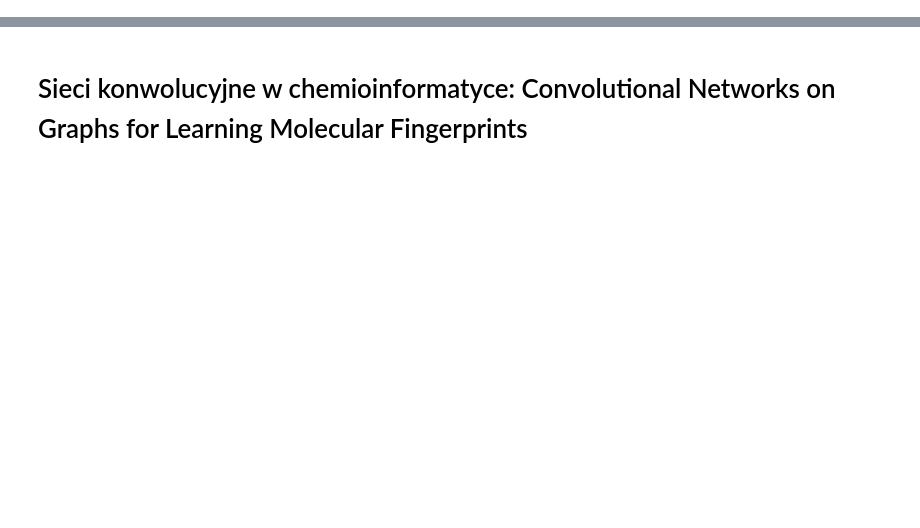
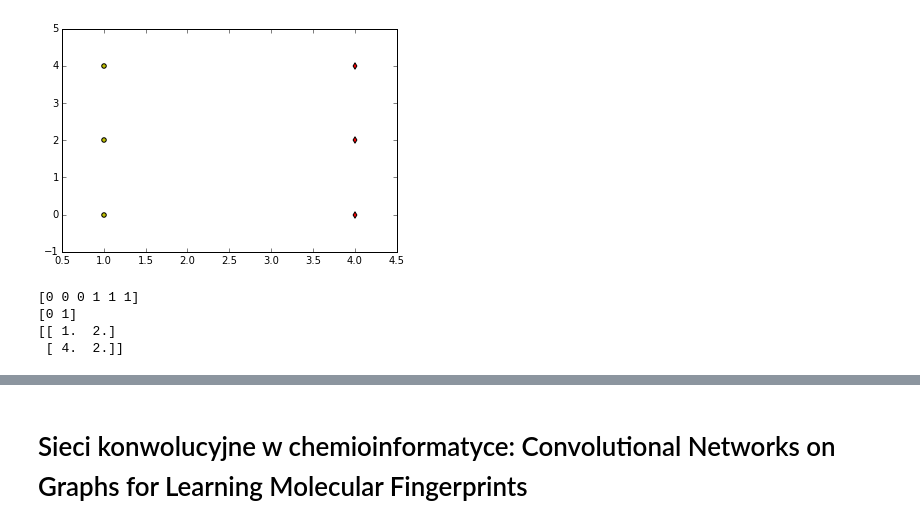
Before and after one commit to Slowika/metodyAI, a Jupyter notebook: MetodyAI - Convolutional Networks on Graphs for Learning Molecular Fingerprints.ipynb, the cells around one changed output, grey strips where cells are left out. Cells and saved outputs as stored; diff of their text form; code cells hidden in the pictures; blank space fills up the shorter version.

```diff
--- a/MetodyAI - Convolutional Networks on Graphs for Learning Molecular Fingerprints.ipynb
+++ b/MetodyAI - Convolutional Networks on Graphs for Learning Molecular Fingerprints.ipynb
@@ -27,0 +49,14 @@ $.getScript('https://kmahelona.github.io/ipython_notebook_goodies/ipython_notebo
+# %%
+kmeans = KMeans(n_clusters=2, random_state=0).fit(X)
+plt.scatter(X[0:3,0], X[0:3, 1], c='y')
+plt.scatter(X[3:,0], X[3:, 1], c='r', marker='d')
+plt.show()
+print kmeans.labels_
+print kmeans.predict([[0, 0], [4, 4]])
+print kmeans.cluster_centers_
+# %% [output]
+[figure, added]
+[0 0 0 1 1 1]
+[0 1]
+[[ 1.  2.]
+ [ 4.  2.]]
```
Also changed, not shown: parts of 23 cells of this notebook.
